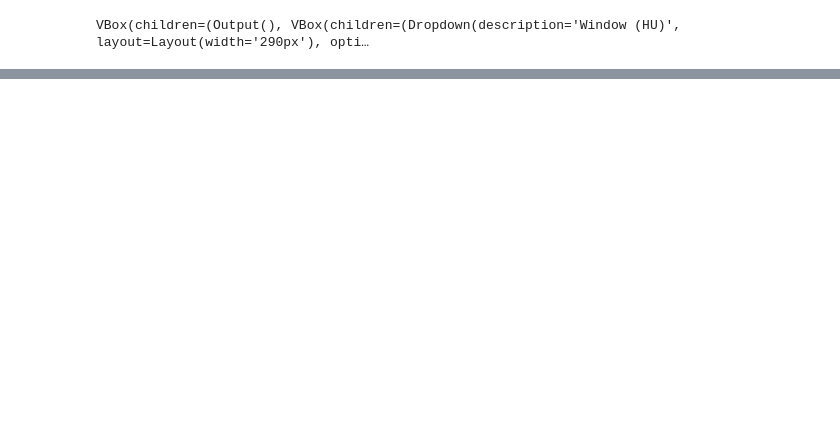
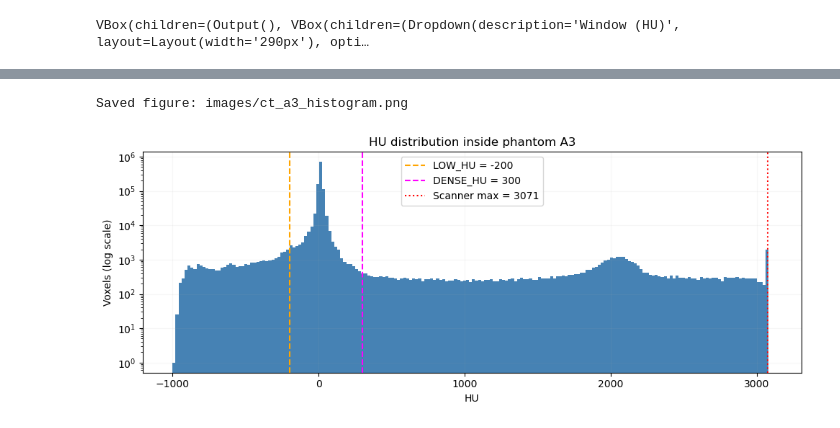
Before and after one commit to Adam5760/22481_Project_Group3A, a Jupyter notebook: notebooks/02_ct_analysis.ipynb, the cells around one changed output, grey strips where cells are left out. Saved outputs shown, nothing was run; the diff lists cells and outputs as text; code cells hidden in the pictures; blank space fills up the shorter version.

```diff
--- a/notebooks/02_ct_analysis.ipynb
+++ b/notebooks/02_ct_analysis.ipynb
@@ -409,0 +202,17 @@ The outline of the segmented object is drawn on slices through its centre, to ch
+# %%
+MARGIN = 10                                         # Voxels around the filling (~6 mm), includes the walls
+
+# A3: top layer, highest z (gantry end), lowest x (patient's right)
+a3_label = max(layers["Top layer"], key=lambda i: boxes[i - 1][0].start - boxes[i - 1][2].start)
+sz, sy, sx = boxes[a3_label - 1]
+
+Z_RANGE = (max(sz.start - MARGIN, 0), min(sz.stop + MARGIN, ct.shape[0]))
+Y_RANGE = (max(sy.start - MARGIN, 0), min(sy.stop + MARGIN, ct.shape[1]))
+X_RANGE = (max(sx.start - MARGIN, 0), min(sx.stop + MARGIN, ct.shape[2]))
+crop = (slice(*Z_RANGE), slice(*Y_RANGE), slice(*X_RANGE))
+
+ct_a3 = ct[crop]
+
+print(f"A3 = label {a3_label}")
+print(f"Crop: z {Z_RANGE}, y {Y_RANGE}, x {X_RANGE}")
+print(f"Size (mm): {ct_a3.shape[0]*dz:.1f} x {ct_a3.shape[1]*dy:.1f} x {ct_a3.shape[2]*dx:.1f}")
@@ -409,0 +229,13 @@ The outline of the segmented object is drawn on slices through its centre, to ch
+# %%
+filling = (labels == a3_label)[crop]
+
+inside = np.zeros_like(filling)
+for z in range(filling.shape[0]):
+    if filling[z].any():                            # Skip slices outside the box
+        inside[z] = convex_hull_image(filling[z])
+inside = ndimage.binary_erosion(inside, iterations=2)
+
+PROCESSED.mkdir(parents=True, exist_ok=True)
+np.savez(PROCESSED / "ct_a3.npz", volume=ct_a3, spacing=np.array(ct_spacing),
+         crop=np.array([Z_RANGE, Y_RANGE, X_RANGE]), inside=inside)
+print("Saved: data/processed/ct_a3.npz")
@@ -409,0 +274,17 @@ The outline of the segmented object is drawn on slices through its centre, to ch
+# %%
+DENSE_HU = 300      # Threshold for the dense object (HU)
+LOW_HU   = -200     # Threshold for air-like regions (HU)
+
+fig = plt.figure(figsize=(10, 4))
+plt.hist(ct_a3[inside], bins=200, range=(-1000, 3100), log=True, color="SteelBlue")
+plt.axvline(LOW_HU,   c="orange",  ls="--", label=f"LOW_HU = {LOW_HU}")
+plt.axvline(DENSE_HU, c="magenta", ls="--", label=f"DENSE_HU = {DENSE_HU}")
+plt.axvline(CLIP_HU,  c="red",     ls=":",  label=f"Scanner max = {CLIP_HU:.0f}")
+plt.xlabel("HU"); plt.ylabel("Voxels (log scale)")
+plt.title("HU distribution inside phantom A3")
+plt.legend(); plt.grid(alpha=0.1); plt.tight_layout()
+save_figure(fig, "ct_a3_histogram")
+plt.show()
+# %% [output]
+Saved figure: images/ct_a3_histogram.png
+[figure, added]
```
Also changed, not shown: parts of 75 cells of this notebook.
